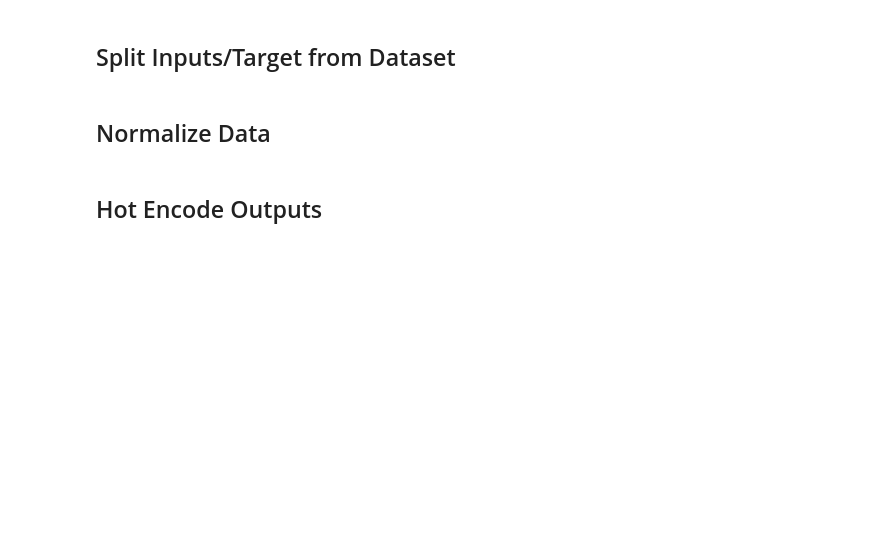
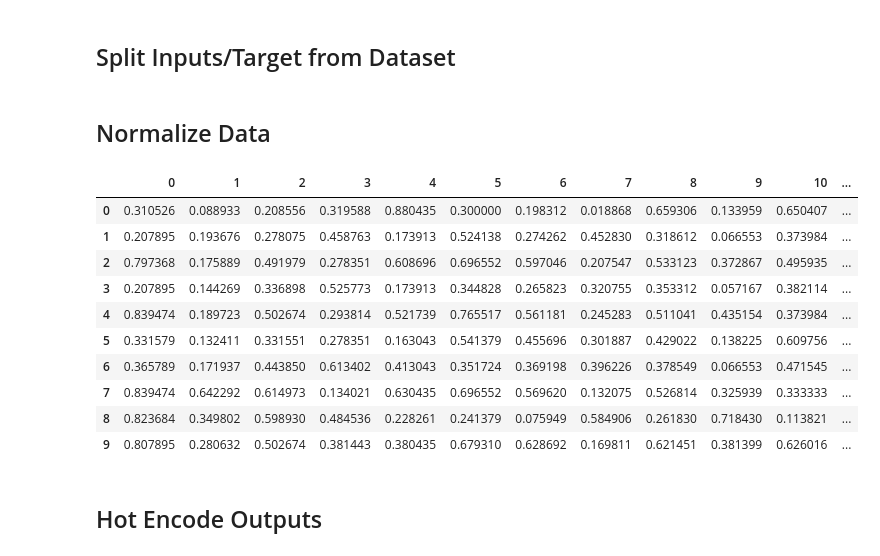
Before and after one commit to joangerard/sistemas-inteligentes, a Jupyter notebook: neural-networks/wine-classification-example.ipynb, the cells around one changed output. Cells and saved outputs as stored; diff of their text form; code cells hidden in the pictures; blank space fills up the shorter version.

```diff
--- a/neural-networks/wine-classification-example.ipynb
+++ b/neural-networks/wine-classification-example.ipynb
@@ -57,9 +57,22 @@ target = df [[13]]
 # %%
 # scale input data
 x = inputs.values #returns a numpy array
 min_max_scaler = MinMaxScaler()
 x_scaled = min_max_scaler.fit_transform(x)
 inputs = pd.DataFrame(x_scaled)
+inputs[0:10]
+# %% [output]
+|  | 0 | 1 | 2 | 3 | 4 | 5 | 6 | 7 | 8 | 9 | 10 | ... |
+| 0 | 0.310526 | 0.088933 | 0.208556 | 0.319588 | 0.880435 | 0.300000 | 0.198312 | 0.018868 | 0.659306 | 0.133959 | 0.650407 | ... |
+| 1 | 0.207895 | 0.193676 | 0.278075 | 0.458763 | 0.173913 | 0.524138 | 0.274262 | 0.452830 | 0.318612 | 0.066553 | 0.373984 | ... |
+| 2 | 0.797368 | 0.175889 | 0.491979 | 0.278351 | 0.608696 | 0.696552 | 0.597046 | 0.207547 | 0.533123 | 0.372867 | 0.495935 | ... |
+| 3 | 0.207895 | 0.144269 | 0.336898 | 0.525773 | 0.173913 | 0.344828 | 0.265823 | 0.320755 | 0.353312 | 0.057167 | 0.382114 | ... |
+| 4 | 0.839474 | 0.189723 | 0.502674 | 0.293814 | 0.521739 | 0.765517 | 0.561181 | 0.245283 | 0.511041 | 0.435154 | 0.373984 | ... |
+| 5 | 0.331579 | 0.132411 | 0.331551 | 0.278351 | 0.163043 | 0.541379 | 0.455696 | 0.301887 | 0.429022 | 0.138225 | 0.609756 | ... |
+| 6 | 0.365789 | 0.171937 | 0.443850 | 0.613402 | 0.413043 | 0.351724 | 0.369198 | 0.396226 | 0.378549 | 0.066553 | 0.471545 | ... |
+| 7 | 0.839474 | 0.642292 | 0.614973 | 0.134021 | 0.630435 | 0.696552 | 0.569620 | 0.132075 | 0.526814 | 0.325939 | 0.333333 | ... |
+| 8 | 0.823684 | 0.349802 | 0.598930 | 0.484536 | 0.228261 | 0.241379 | 0.075949 | 0.584906 | 0.261830 | 0.718430 | 0.113821 | ... |
+| 9 | 0.807895 | 0.280632 | 0.502674 | 0.381443 | 0.380435 | 0.679310 | 0.628692 | 0.169811 | 0.621451 | 0.381399 | 0.626016 | ... |
 # %% [markdown]
 ## Hot Encode Outputs
 # %% [markdown]
```
Also changed, not shown: parts of 4 cells of this notebook, 3 other files.
